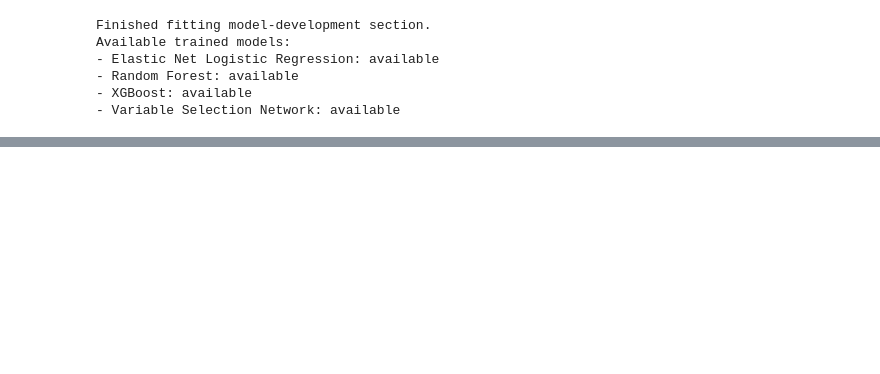
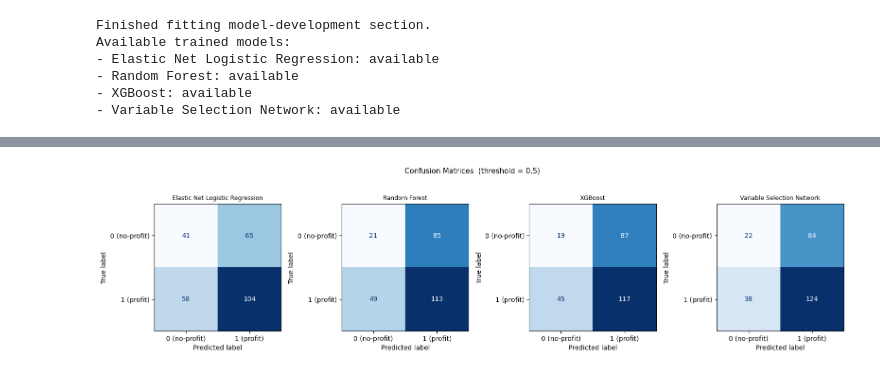
Before and after one commit to Mengsch3/Systematic_Trading_Strategy, a Jupyter notebook: model_development.ipynb, the cells around one changed output, grey strips where cells are left out. Saved outputs shown, nothing was run; the diff lists cells and outputs as text; code cells hidden in the pictures; blank space fills up the shorter version.

```diff
--- a/model_development.ipynb
+++ b/model_development.ipynb
@@ -1713,0 +1955,25 @@ def predict_model_proba(model_name, new_df):
+# %%
+# ------------------------------------------------------------
+# Confusion matrices
+# ------------------------------------------------------------
+
+from sklearn.metrics import confusion_matrix, ConfusionMatrixDisplay
+import matplotlib.pyplot as plt
+
+n_models = len(oos_preds)
+fig, axes = plt.subplots(1, n_models, figsize=(4 * n_models, 4))
+if n_models == 1:
+    axes = [axes]
+
+for ax, (name, proba) in zip(axes, oos_preds.items()):
+    pred = (proba >= THRESHOLD).astype(int)
+    cm = confusion_matrix(y_test, pred)
+    disp = ConfusionMatrixDisplay(cm, display_labels=["0 (no-profit)", "1 (profit)"])
+    disp.plot(ax=ax, colorbar=False, cmap="Blues")
+    ax.set_title(name, fontsize=9)
+
+plt.suptitle(f"Confusion Matrices  (threshold = {THRESHOLD})", fontsize=11, y=1.02)
+plt.tight_layout()
+plt.show()
+# %% [output]
+[figure, added]
```
Also changed, not shown: parts of 16 cells of this notebook.
